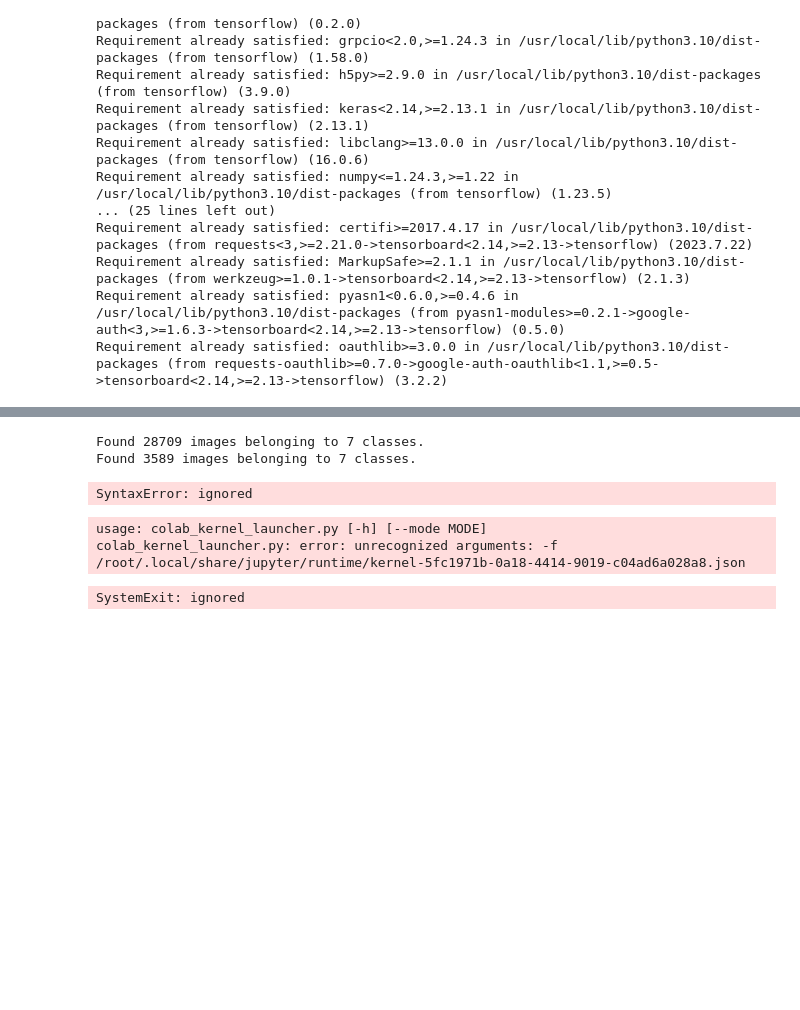
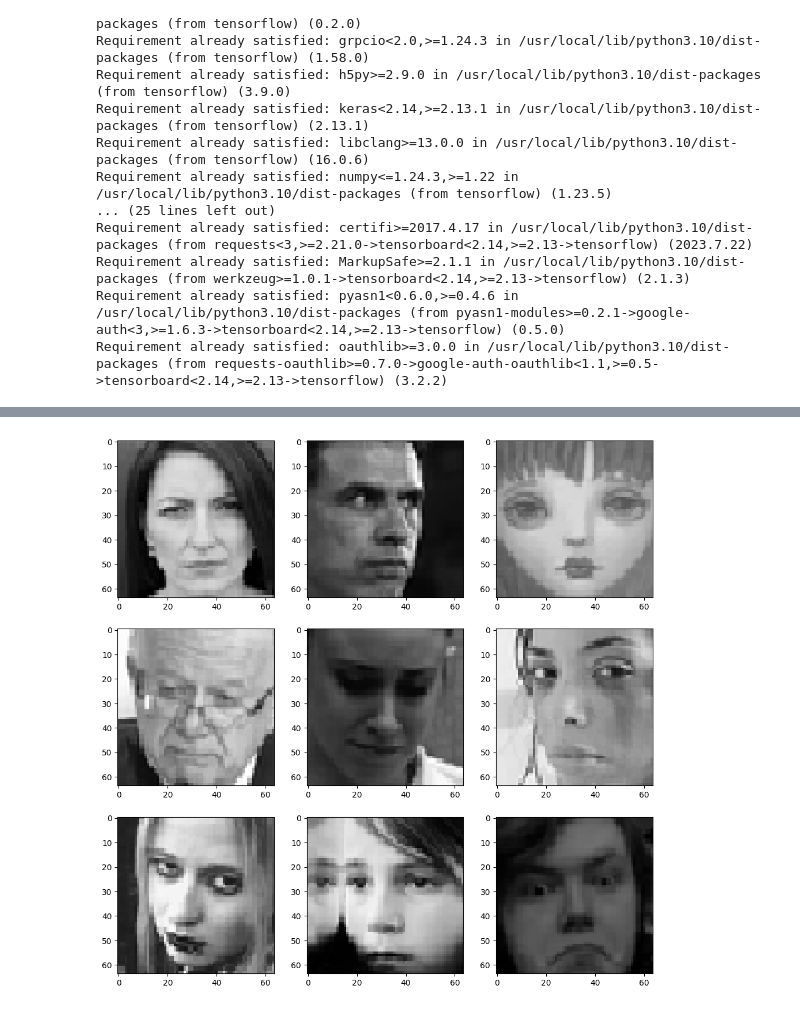
Before and after one commit to Mounika457vj/error, a Jupyter notebook: project_expo.ipynb, the cells around one changed output, grey strips where cells are left out. Cells and saved outputs as stored; diff of their text form; code cells hidden in the pictures; blank space fills up the shorter version.

```diff
--- a/project_expo.ipynb
+++ b/project_expo.ipynb
@@ -72,3 +195,15 @@ zip_ref.close()
+# %%
+expression='4'
+
+plt.figure(figsize=(12,12))
+for i in range(11,20,1):
+  plt.subplot(3,3,i-10)
+  img=load_img(folder_path+"/train/"+expression+"/"+
+               os.listdir(folder_path + "/train/" + expression)[i], target_size=(picture_size,picture_size))
+  plt.imshow(img)
+plt.show()
+# %% [output]
+[figure, added]
 # %%
 def plot_model_history(model_history):
     """
@@ -93,37 +228,3 @@ def plot_model_history(model_history):
     axs[1].legend(['train', 'val'], loc='best')
     fig.savefig('plot.png')
     plt.show()
-# %%
-#data generator
-train_dir='/content/data/train'
-val_dir='/content/data/test'
-
-num_train=30000
-num_val=8123
-batch_size=64
-num_epoch=50
-
-train_datagen=ImageDataGenerator(rescale=1./255)
-val_datagen=ImageDataGenerator(rescale=1./255)
-
-train_generator =train_datagen.flow_from_directory(
-    directory=train_dir,
-    target_size=(48,48),
-    batch_size=batch_size,
-    color_mode="grayscale",
-    class_mode="categorical"
-
-
-)
-
-validation_generator =val_datagen.flow_from_directory(
-    directory=val_dir,
-    target_size=(48,48),
-    batch_size=batch_size,
-    color_mode="grayscale",
-    class_mode="categorical"
-
-)
-# %% [output]
-Found 28709 images belonging to 7 classes.
-Found 3589 images belonging to 7 classes.
@@ -166,32 +230,0 @@ model.add(Dense(8,activation='softmax'))
-# %%
-python your_script.py --mode train
-# %% [output]
-SyntaxError: ignored
-# %%
-ap = argparse.ArgumentParser()
-ap.add_argument("--mode",help="train/display")
-mode = ap.parse_args().mode
-
-if mode == "train":
-    model.compile(loss='categorical_crossentropy',optimizer=Adam(lr=0.0001, decay=1e-6),metrics=['accuracy'])
-    model_info = model.fit_generator(
-            train_generator,
-            steps_per_epoch=num_train // batch_size,
-            epochs=num_epoch,
-            validation_data=validation_generator,
-            validation_steps=num_val // batch_size)
-    plot_model_history(model_info)
-    model.save_weights('model.h5')
-
-elif mode == "display":
-    model.load_weights('model.h5')
-
-cv2.ocl.setUseOpenCL(False)
-
-
-emotion_dict = {0: "Angry", 1: "Disgusted", 2: "Fearful", 3: "Happy", 4: "Neutral", 5: "Sad", 6: "Surprised"}
-emoji_dist={0:"emojis/angry.png",1:"emojis/disgusted.png",2:"emojis/fearful.png",3:"emojis/happy.png",4:"emojis/neutral.png",5:"emojis/sad.png",6:"emojis/surpriced.png"}
-# %% [output]
-usage: colab_kernel_launcher.py [-h] [--mode MODE]
-colab_kernel_launcher.py: error: unrecognized arguments: -f /root/.local/share/jupyter/runtime/kernel-5fc1971b-0a18-4414-9019-c04ad6a028a8.json
-SystemExit: ignored
```
Also changed, not shown: parts of 9 cells of this notebook.
